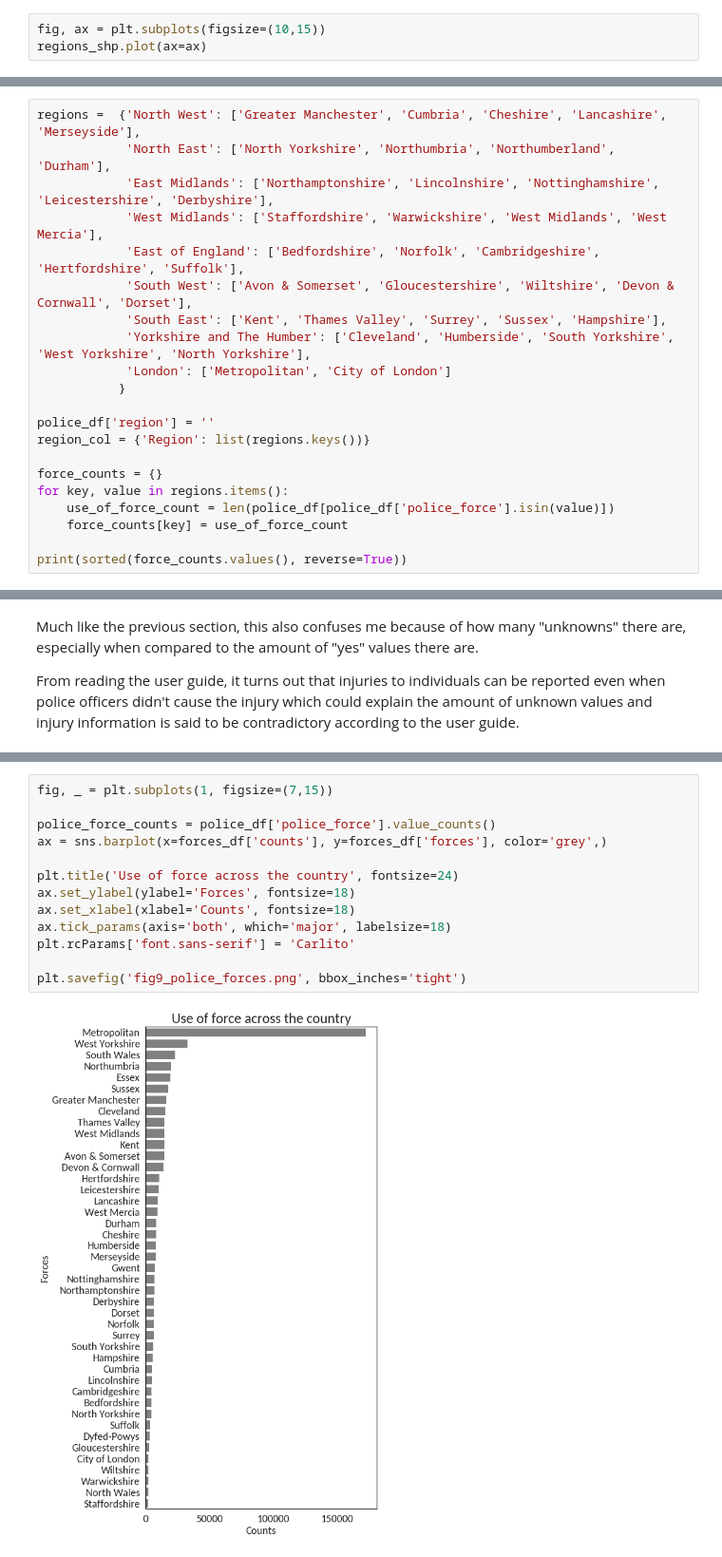
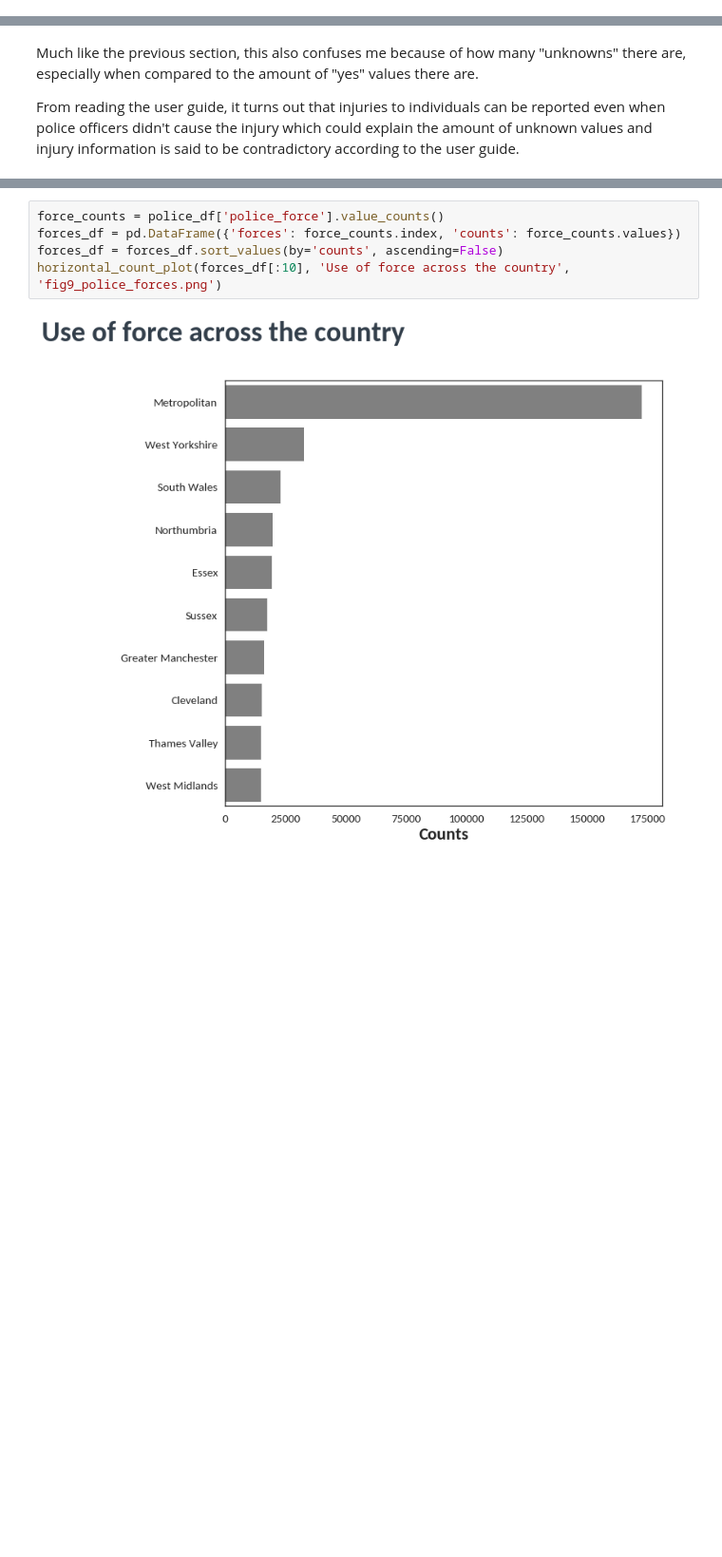
Before and after one commit to HelloWorld183L/EDA_Work, a Jupyter notebook: EDA_Police_Use_Of_Force.ipynb, the cells around one changed output, grey strips where cells are left out. Shown: that part at 95% size. Cells and saved outputs as stored; diff of their text form; blank space fills up the shorter version.

```diff
--- a/EDA_Police_Use_Of_Force.ipynb
+++ b/EDA_Police_Use_Of_Force.ipynb
@@ -105,3 +91,0 @@ regions_shp
-# %%
-fig, ax = plt.subplots(figsize=(10,15))
-regions_shp.plot(ax=ax)
@@ -220,21 +165,0 @@ As we can see from the above, we will need to create a Regions feature where eac
-# %%
-regions =  {'North West': ['Greater Manchester', 'Cumbria', 'Cheshire', 'Lancashire', 'Merseyside'],
-            'North East': ['North Yorkshire', 'Northumbria', 'Northumberland', 'Durham'],
-            'East Midlands': ['Northamptonshire', 'Lincolnshire', 'Nottinghamshire', 'Leicestershire', 'Derbyshire'],
-            'West Midlands': ['Staffordshire', 'Warwickshire', 'West Midlands', 'West Mercia'],
-            'East of England': ['Bedfordshire', 'Norfolk', 'Cambridgeshire', 'Hertfordshire', 'Suffolk'],
-            'South West': ['Avon & Somerset', 'Gloucestershire', 'Wiltshire', 'Devon & Cornwall', 'Dorset'],
-            'South East': ['Kent', 'Thames Valley', 'Surrey', 'Sussex', 'Hampshire'],
-            'Yorkshire and The Humber': ['Cleveland', 'Humberside', 'South Yorkshire', 'West Yorkshire', 'North Yorkshire'],
-            'London': ['Metropolitan', 'City of London']
-           }
-
-police_df['region'] = ''
-region_col = {'Region': list(regions.keys())}
-
-force_counts = {}
-for key, value in regions.items():
-    use_of_force_count = len(police_df[police_df['police_force'].isin(value)])
-    force_counts[key] = use_of_force_count
-
-print(sorted(force_counts.values(), reverse=True))
@@ -493,15 +447,7 @@ forces_df
 # %%
-fig, _ = plt.subplots(1, figsize=(7,15))
-
-police_force_counts = police_df['police_force'].value_counts()
-ax = sns.barplot(x=forces_df['counts'], y=forces_df['forces'], color='grey',)
-
-plt.title('Use of force across the country', fontsize=24)
-ax.set_ylabel(ylabel='Forces', fontsize=18)
-ax.set_xlabel(xlabel='Counts', fontsize=18)
-ax.tick_params(axis='both', which='major', labelsize=18)
-plt.rcParams['font.sans-serif'] = 'Carlito'
-
-plt.savefig('fig9_police_forces.png', bbox_inches='tight')
+force_counts = police_df['police_force'].value_counts()
+forces_df = pd.DataFrame({'forces': force_counts.index, 'counts': force_counts.values})
+forces_df = forces_df.sort_values(by='counts', ascending=False)
+horizontal_count_plot(forces_df[:10], 'Use of force across the country', 'fig9_police_forces.png')
 # %% [output]
-[figure, old version]
+[figure, new version]
```
Also changed, not shown: parts of 38 cells of this notebook.
